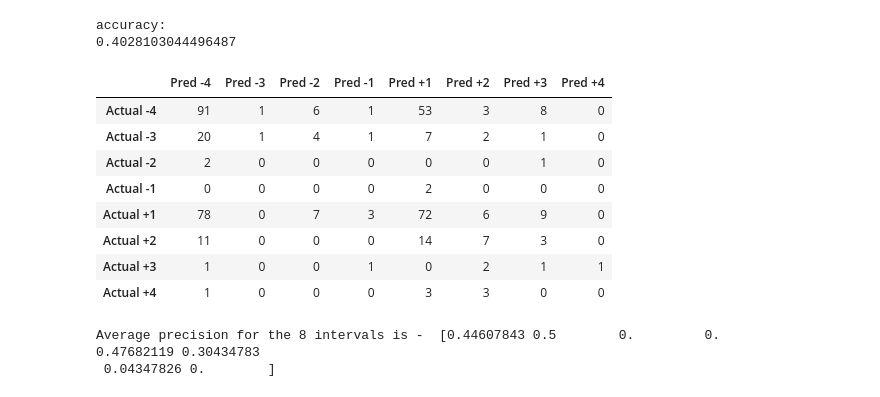
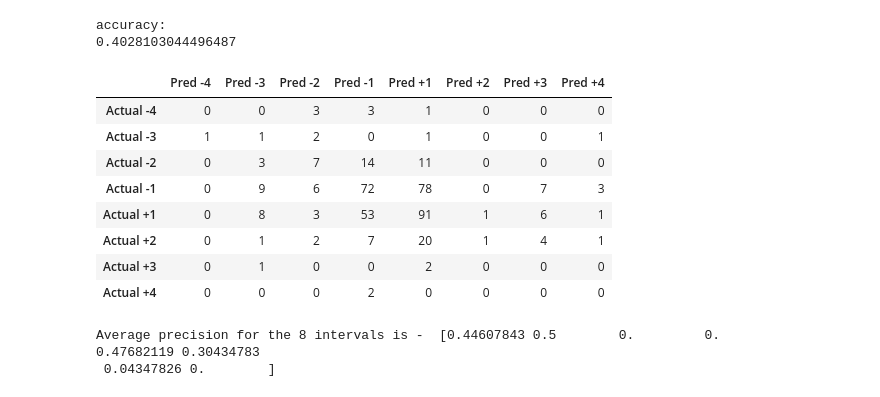
Before and after one commit to babybear68/crypto, a Jupyter notebook: models/LTC_aggregate.ipynb, the cells around one changed output. Drawn from its saved outputs; the diff is of its cells as text; code cells hidden in the pictures.

```diff
--- a/models/LTC_aggregate.ipynb
+++ b/models/LTC_aggregate.ipynb
@@ -18,7 +18,7 @@ from sklearn.metrics import recall_score
 import warnings
 warnings.filterwarnings("ignore")
 # %%
-data = pd.read_csv('../raw data/new/ltc_hourly.csv')
+data = pd.read_csv('../../raw data/new/ltc_hourly.csv')
 # %%
 data['vol_per_count'] = data['volume_traded']/data['trades_count']
 data['roi'] = np.log(data['price_close']/data['price_close'].shift())*100
@@ -243,20 +243,20 @@ accuracy:
 0.4028103044496487
 # %%
 y_clf_predicted = clf_adab.predict(X_clf_test)
-confusionmatrix = pd.DataFrame(confusion_matrix(y_clf_test, y_clf_predicted), columns
+confusionmatrix = pd.DataFrame(confusion_matrix(y_clf_test, y_clf_predicted, labels=['-4', '-3', '-2', '-1', '+1', '+2', '+3', '+4']), columns
 =['Pred -4', 'Pred -3', 'Pred -2', 'Pred -1', 'Pred +1', 'Pred +2', 'Pred +3', 'Pred +4'],
 index=['Actual -4', 'Actual -3', 'Actual -2', 'Actual -1', 'Actual +1', 'Actual +2', 'Actual +3', 'Actual +4'])
 confusionmatrix
 # %% [output]
 |  | Pred -4 | Pred -3 | Pred -2 | Pred -1 | Pred +1 | Pred +2 | Pred +3 | Pred +4 |
-| Actual -4 | 91 | 1 | 6 | 1 | 53 | 3 | 8 | 0 |
-| Actual -3 | 20 | 1 | 4 | 1 | 7 | 2 | 1 | 0 |
-| Actual -2 | 2 | 0 | 0 | 0 | 0 | 0 | 1 | 0 |
-| Actual -1 | 0 | 0 | 0 | 0 | 2 | 0 | 0 | 0 |
-| Actual +1 | 78 | 0 | 7 | 3 | 72 | 6 | 9 | 0 |
-| Actual +2 | 11 | 0 | 0 | 0 | 14 | 7 | 3 | 0 |
-| Actual +3 | 1 | 0 | 0 | 1 | 0 | 2 | 1 | 1 |
-| Actual +4 | 1 | 0 | 0 | 0 | 3 | 3 | 0 | 0 |
+| Actual -4 | 0 | 0 | 3 | 3 | 1 | 0 | 0 | 0 |
+| Actual -3 | 1 | 1 | 2 | 0 | 1 | 0 | 0 | 1 |
+| Actual -2 | 0 | 3 | 7 | 14 | 11 | 0 | 0 | 0 |
+| Actual -1 | 0 | 9 | 6 | 72 | 78 | 0 | 7 | 3 |
+| Actual +1 | 0 | 8 | 3 | 53 | 91 | 1 | 6 | 1 |
+| Actual +2 | 0 | 1 | 2 | 7 | 20 | 1 | 4 | 1 |
+| Actual +3 | 0 | 1 | 0 | 0 | 2 | 0 | 0 | 0 |
+| Actual +4 | 0 | 0 | 0 | 2 | 0 | 0 | 0 | 0 |
 # %%
 print("Average precision for the 8 intervals is - ", precision_score(y_clf_test, y_clf_predicted, average = None))
 # %% [output]
```
Also changed, not shown: parts of 2 cells of this notebook, 4 other files.
